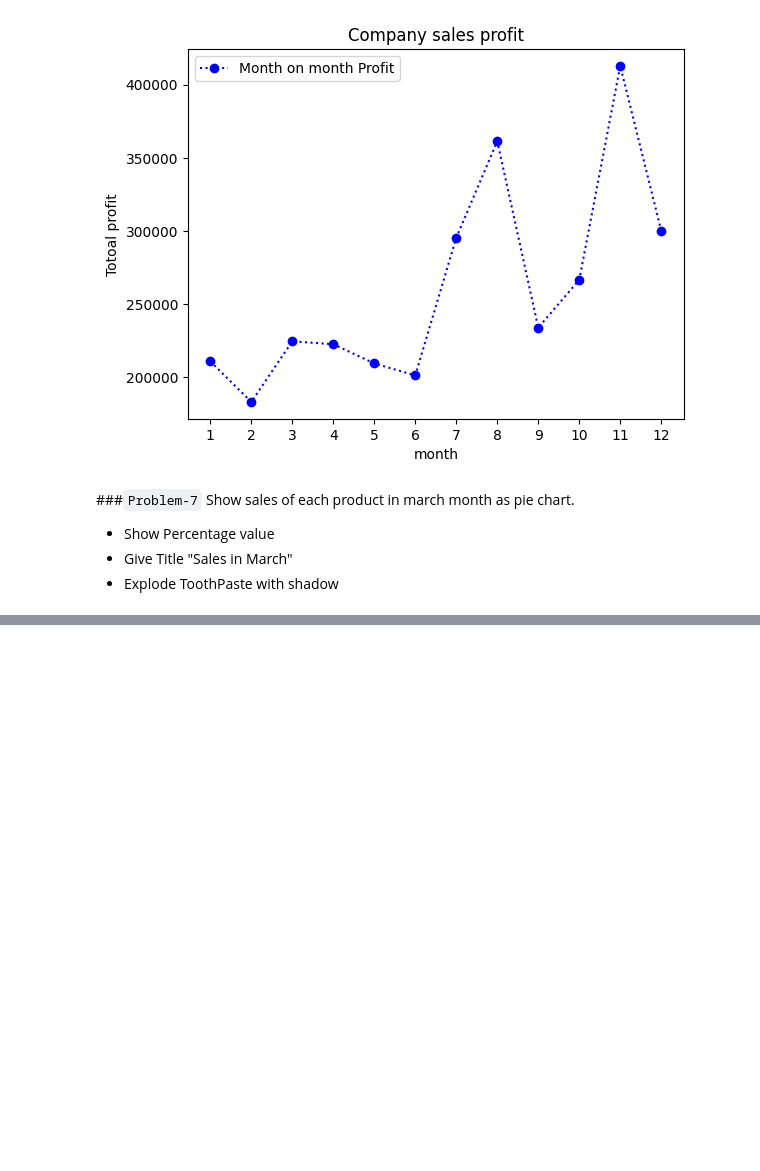
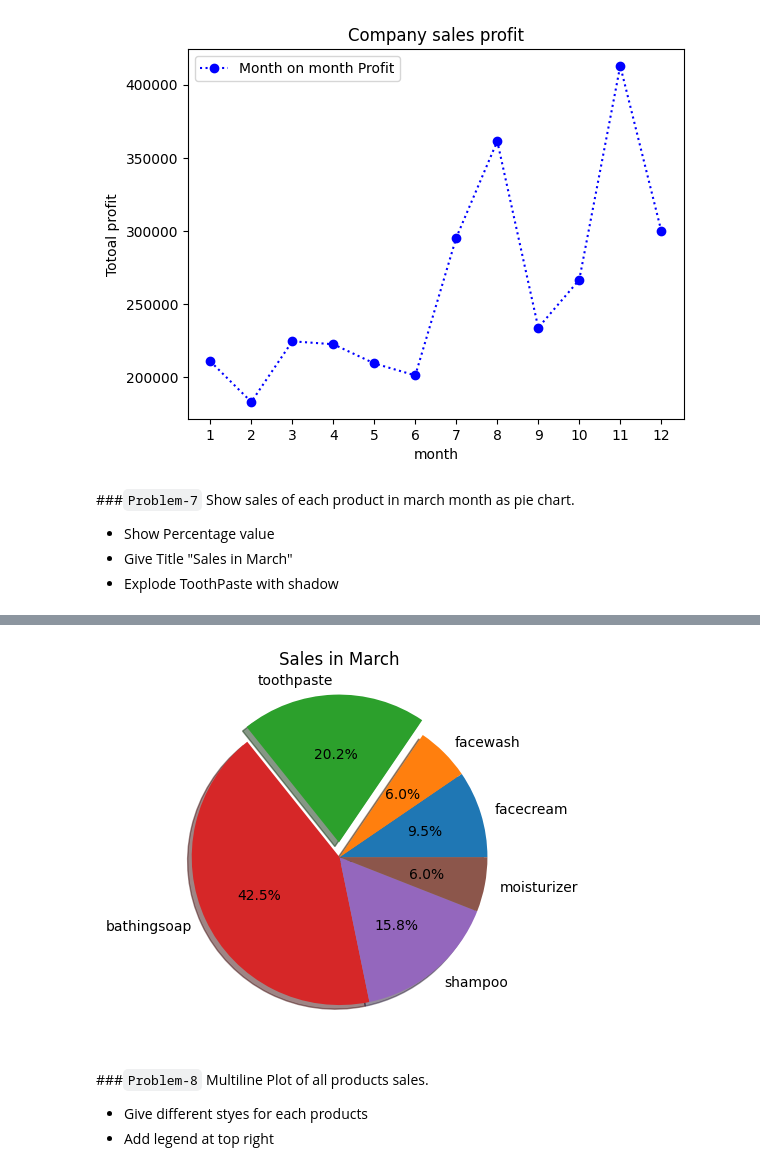
Before and after one commit to adilkamal2478/Adil_Pandas_campusx, a Jupyter notebook: Session_23_my_task_solution.ipynb, the cells around one changed output, grey strips where cells are left out. Drawn from its saved outputs; the diff is of its cells as text; code cells hidden in the pictures; blank space fills up the shorter version.

```diff
--- a/Session_23_my_task_solution.ipynb
+++ b/Session_23_my_task_solution.ipynb
@@ -181,3 +181,8 @@ Show sales of each product in march month as pie chart.
 * Show Percentage value
 * Give Title "Sales in March"
 * Explode ToothPaste with shadow
+# %%
+temp = df[df['month_number'] == 3]
+temp
+temp = temp.drop(['total_profit' , 'total_units' , 'month_number'], axis=1)
+temp
@@ -183,0 +192,3 @@ Show sales of each product in march month as pie chart.
+# %%
+temp = temp.T
+temp
@@ -184 +203,11 @@ Show sales of each product in march month as pie chart.
+# %%
+plt.pie(temp[2] , labels = temp.index , autopct='%0.1f%%' , explode = [0,0,0.1,0,0,0] , shadow=True)
+plt.title("Sales in March")
+plt.show()
+# %% [output]
+[figure, added]
+# %% [markdown]
+###`Problem-8` Multiline Plot of all products sales.
+* Give different styes for each products
+* Add legend at top right
 # %%
```
Also changed, not shown: parts of 8 cells of this notebook.
